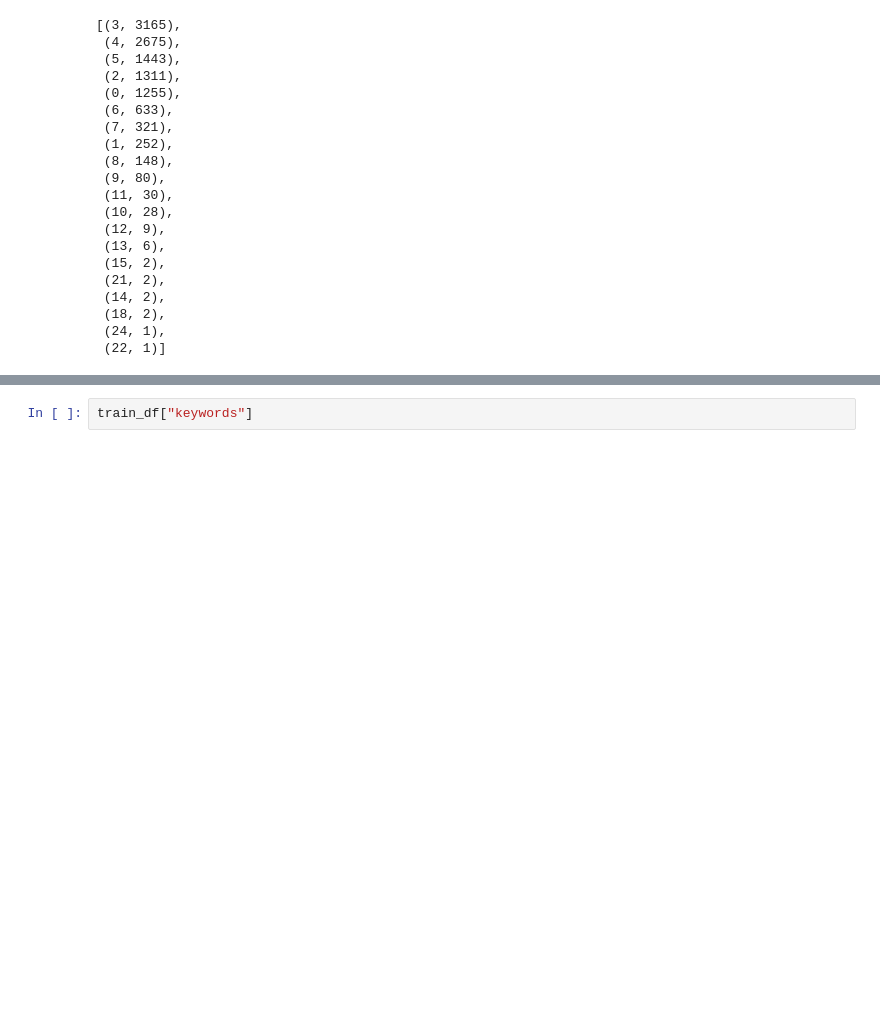
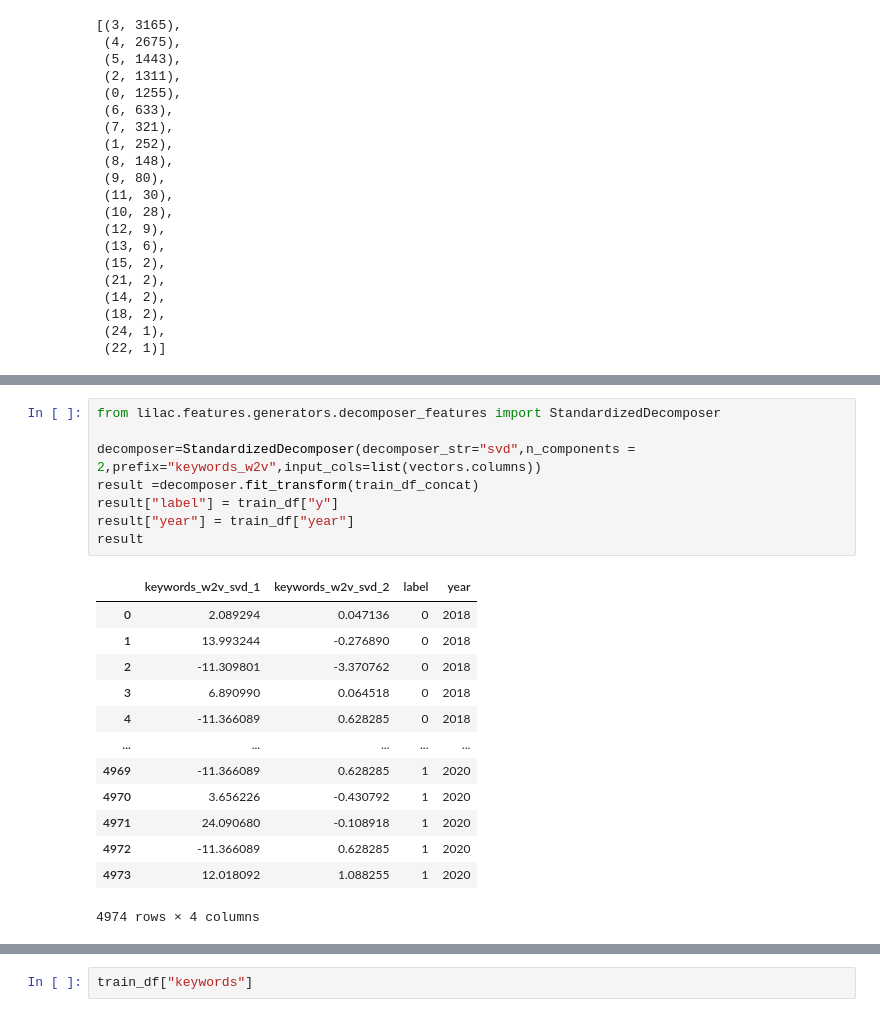
Before and after one commit to habroptilus/ds-monorepo, a Jupyter notebook: projects/prob_ac/eda.ipynb, the cells around one changed output, grey strips where cells are left out. Saved outputs shown, nothing was run; the diff lists cells and outputs as text; blank space fills up the shorter version.

```diff
--- a/projects/prob_ac/eda.ipynb
+++ b/projects/prob_ac/eda.ipynb
@@ -116,0 +117,22 @@ array([[ 0.04176531, -0.08907208,  0.01203408, ..., -0.07072501,
+# %%
+from lilac.features.generators.decomposer_features import StandardizedDecomposer
+
+decomposer=StandardizedDecomposer(decomposer_str="svd",n_components = 2,prefix="keywords_w2v",input_cols=list(vectors.columns))
+result =decomposer.fit_transform(train_df_concat)
+result["label"] = train_df["y"]
+result["year"] = train_df["year"]
+result
+# %% [output]
+|  | keywords_w2v_svd_1 | keywords_w2v_svd_2 | label | year |
+| 0 | 2.089294 | 0.047136 | 0 | 2018 |
+| 1 | 13.993244 | -0.276890 | 0 | 2018 |
+| 2 | -11.309801 | -3.370762 | 0 | 2018 |
+| 3 | 6.890990 | 0.064518 | 0 | 2018 |
+| 4 | -11.366089 | 0.628285 | 0 | 2018 |
+| ... | ... | ... | ... | ... |
+| 4969 | -11.366089 | 0.628285 | 1 | 2020 |
+| 4970 | 3.656226 | -0.430792 | 1 | 2020 |
+| 4971 | 24.090680 | -0.108918 | 1 | 2020 |
+| 4972 | -11.366089 | 0.628285 | 1 | 2020 |
+| 4973 | 12.018092 | 1.088255 | 1 | 2020 |
+4974 rows × 4 columns
```
Also changed, not shown: parts of 6 cells of this notebook, 4 other files.
